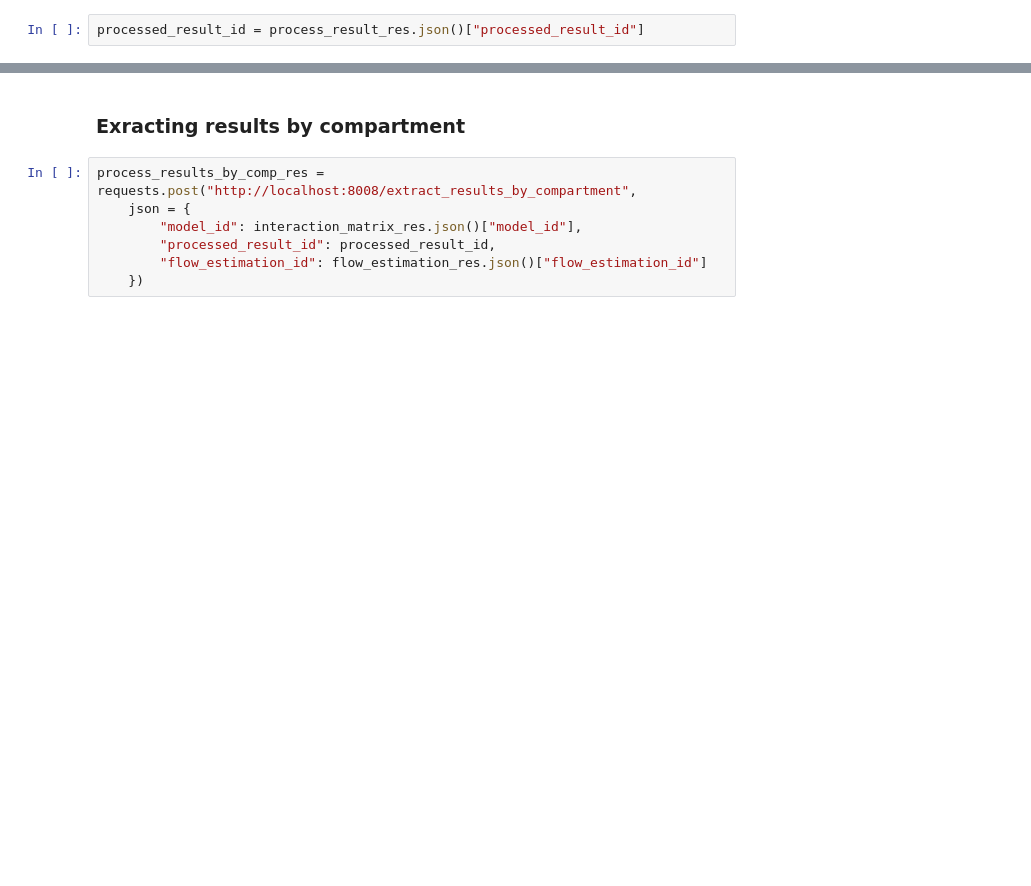
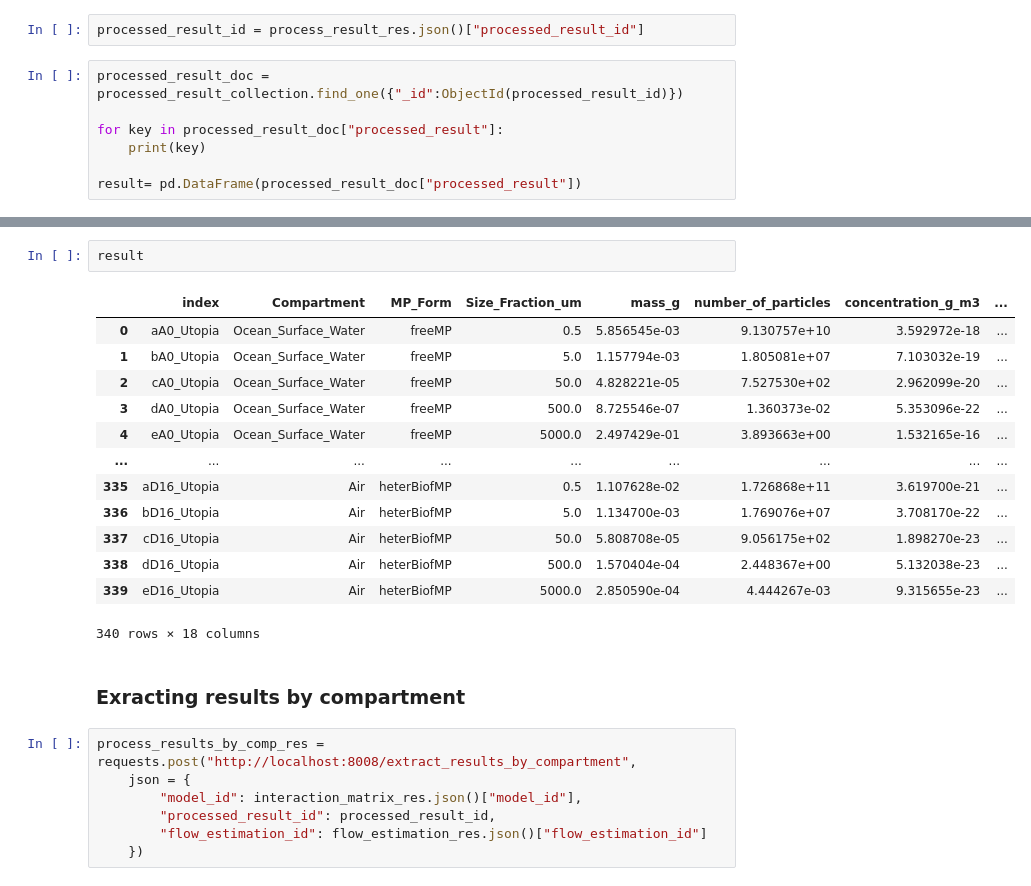
Before and after one commit to Qianhui-Lin/utopia_package, a Jupyter notebook: docs/microservice_orchestrator_restored.ipynb, the cells around one changed output, grey strips where cells are left out. Saved outputs shown, nothing was run; the diff lists cells and outputs as text; blank space fills up the shorter version.

```diff
--- a/docs/microservice_orchestrator_restored.ipynb
+++ b/docs/microservice_orchestrator_restored.ipynb
@@ -479,2 +480,9 @@ Response: {'model_id': '6913bca0f2832b3f4e0f8193', 'processed_result_id': '6913b
 # %%
 processed_result_id = process_result_res.json()["processed_result_id"]
+# %%
+processed_result_doc = processed_result_collection.find_one({"_id":ObjectId(processed_result_id)})
+
+for key in processed_result_doc["processed_result"]:
+    print(key)
+
+result= pd.DataFrame(processed_result_doc["processed_result"])
@@ -481,3 +507,19 @@ processed_result_id = process_result_res.json()["processed_result_id"]
+# %%
+result
+# %% [output]
+|  | index | Compartment | MP_Form | Size_Fraction_um | mass_g | number_of_particles | concentration_g_m3 | ... |
+| 0 | aA0_Utopia | Ocean_Surface_Water | freeMP | 0.5 | 5.856545e-03 | 9.130757e+10 | 3.592972e-18 | ... |
+| 1 | bA0_Utopia | Ocean_Surface_Water | freeMP | 5.0 | 1.157794e-03 | 1.805081e+07 | 7.103032e-19 | ... |
+| 2 | cA0_Utopia | Ocean_Surface_Water | freeMP | 50.0 | 4.828221e-05 | 7.527530e+02 | 2.962099e-20 | ... |
+| 3 | dA0_Utopia | Ocean_Surface_Water | freeMP | 500.0 | 8.725546e-07 | 1.360373e-02 | 5.353096e-22 | ... |
+| 4 | eA0_Utopia | Ocean_Surface_Water | freeMP | 5000.0 | 2.497429e-01 | 3.893663e+00 | 1.532165e-16 | ... |
+| ... | ... | ... | ... | ... | ... | ... | ... | ... |
+| 335 | aD16_Utopia | Air | heterBiofMP | 0.5 | 1.107628e-02 | 1.726868e+11 | 3.619700e-21 | ... |
+| 336 | bD16_Utopia | Air | heterBiofMP | 5.0 | 1.134700e-03 | 1.769076e+07 | 3.708170e-22 | ... |
+| 337 | cD16_Utopia | Air | heterBiofMP | 50.0 | 5.808708e-05 | 9.056175e+02 | 1.898270e-23 | ... |
+| 338 | dD16_Utopia | Air | heterBiofMP | 500.0 | 1.570404e-04 | 2.448367e+00 | 5.132038e-23 | ... |
+| 339 | eD16_Utopia | Air | heterBiofMP | 5000.0 | 2.850590e-04 | 4.444267e-03 | 9.315655e-23 | ... |
+340 rows × 18 columns
 # %% [markdown]
 ### Exracting results by compartment
 # %%
```
Also changed, not shown: parts of 22 cells of this notebook.
